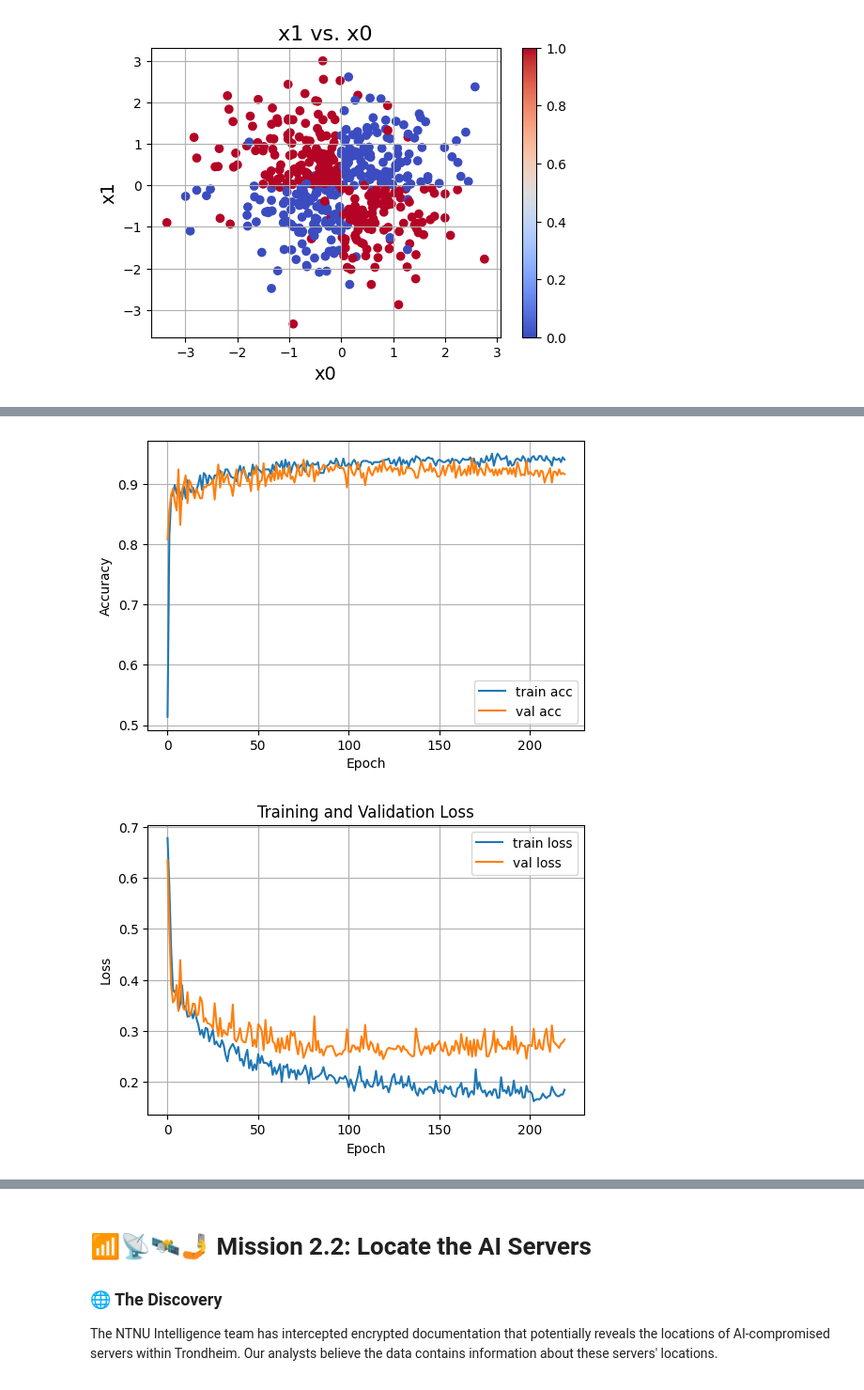
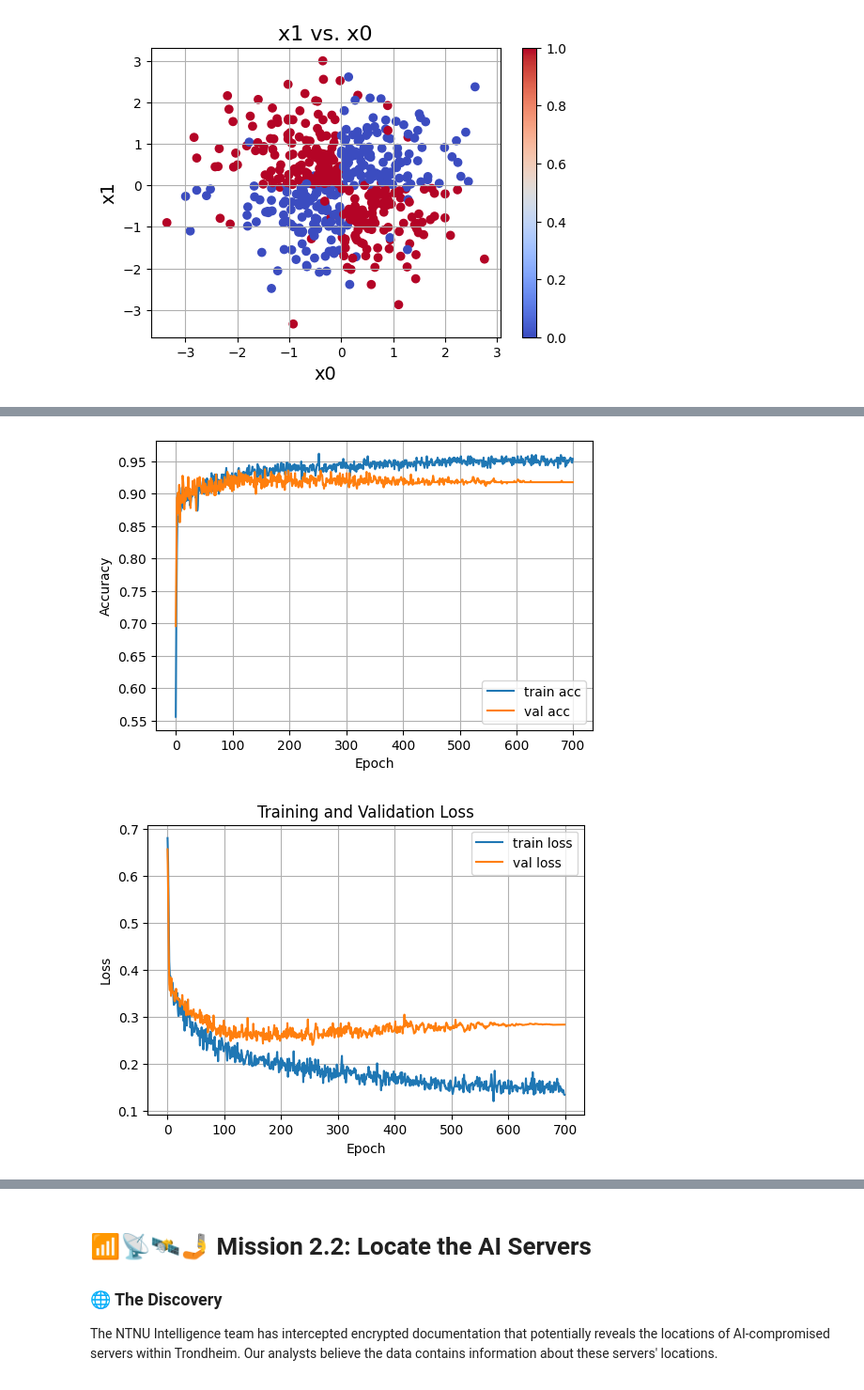
Before and after one commit to nhan-daniel/TDT4172, a Jupyter notebook: Assignment2/Chapter_2.ipynb, the cells around one changed output, grey strips where cells are left out. Shown at 94% size. Cells and saved outputs as stored; diff of their text form; code cells hidden in the pictures.

```diff
--- a/Assignment2/Chapter_2.ipynb
+++ b/Assignment2/Chapter_2.ipynb
@@ -98,7 +98,7 @@ train_ds = tf.data.Dataset.from_tensor_slices((X_train_np, y_train_np)).shuffle(
 test_ds = tf.data.Dataset.from_tensor_slices((X_test_np, y_test_np)).batch(batch_size)
 
 
-def make_mlp(hidden_sizes=(128, 64), dropout=0.2): #0.2
+def make_mlp(hidden_sizes=(64, 32), dropout=0.2): #0.2
     inputs = tf.keras.Input(shape=(2,))
     x = inputs
     for units in hidden_sizes:
@@ -163,7 +163,7 @@ history = model.fit(
     train_ds,
     epochs=total_epochs,
     validation_data=test_ds,
-    callbacks=[scheduler, early_stopping],
+    callbacks=[scheduler],
     verbose=None,
 )
 
@@ -197,5 +197,5 @@ Test accuracy: 0.9400, test loss: 0.2447
-[figure, old version]
+[figure, new version]
-[figure, old version]
+[figure, new version]
 # %%
 
 # Generate the LR curve manually
```
Also changed, not shown: parts of 9 cells of this notebook, 3 other files.
